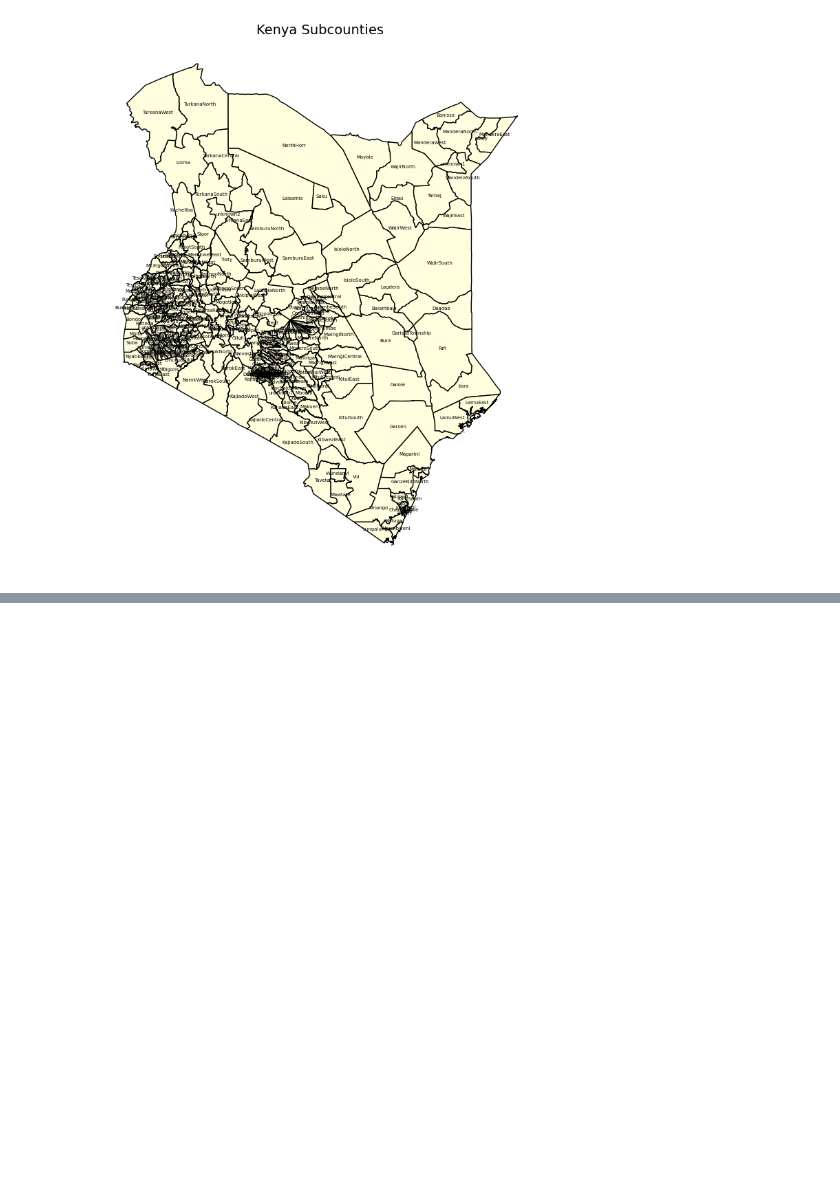
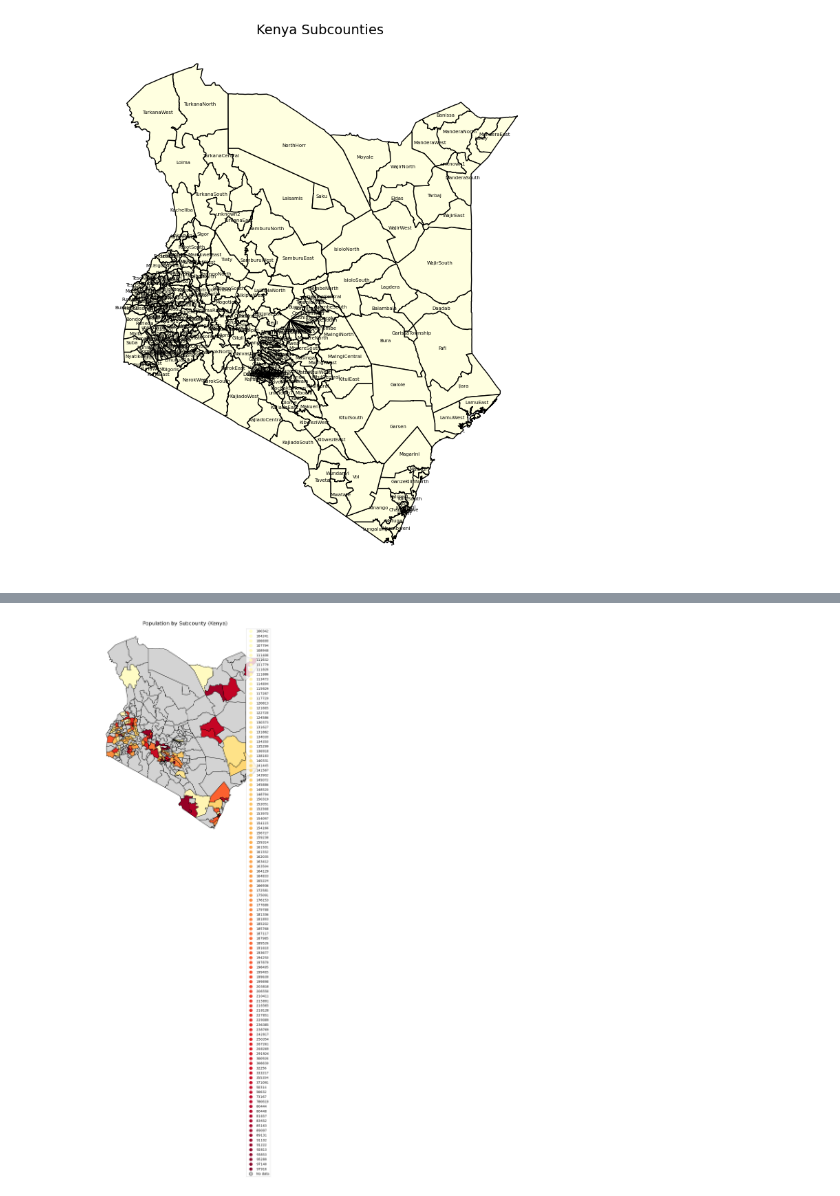
Before and after one commit to ChiriKamau/soma, a Jupyter notebook: notebooks/soma.ipynb, the cells around one changed output, grey strips where cells are left out. Cells and saved outputs as stored; diff of their text form; code cells hidden in the pictures; blank space fills up the shorter version.

Commit message:
add a map and matching it to population data but so many unmatched subcounty

```diff
--- a/notebooks/soma.ipynb
+++ b/notebooks/soma.ipynb
@@ -134,0 +135,17 @@ plt.show()
+# %%
+# Subcounty totals only
+pop_sub = df_clean[df_clean["Age"] == "Total"].copy()
+
+# Standardize name for merging
+pop_sub["sub_county"] = pop_sub["sub-county"].str.strip().str.lower()
+# %%
+kenya_sub["sub_county"] = kenya_sub["NAME_2"].str.strip().str.lower()
+# %%
+merged = kenya_sub.merge(pop_sub, on="sub_county", how="left")
+
+print("Total subcounties in shapefile:", kenya_sub.shape[0])
+print("Matched with data:", merged["Total"].notna().sum())
+
+# Check if any missing matches
+missing = merged[merged["Total"].isna()]["sub_county"].unique()
+print("Unmatched subcounties:", missing[:20])  # show first 20
@@ -134,0 +159,16 @@ plt.show()
+# %%
+fig, ax = plt.subplots(figsize=(12,12))
+merged.plot(
+    column="Total",
+    cmap="YlOrRd",
+    legend=True,
+    ax=ax,
+    edgecolor="black",
+    missing_kwds={"color": "lightgrey", "label": "No data"}
+)
+
+plt.title("Population by Subcounty (Kenya)", fontsize=16)
+plt.axis("off")
+plt.show()
+# %% [output]
+[figure, added]
```
Also changed, not shown: parts of 4 cells of this notebook.
